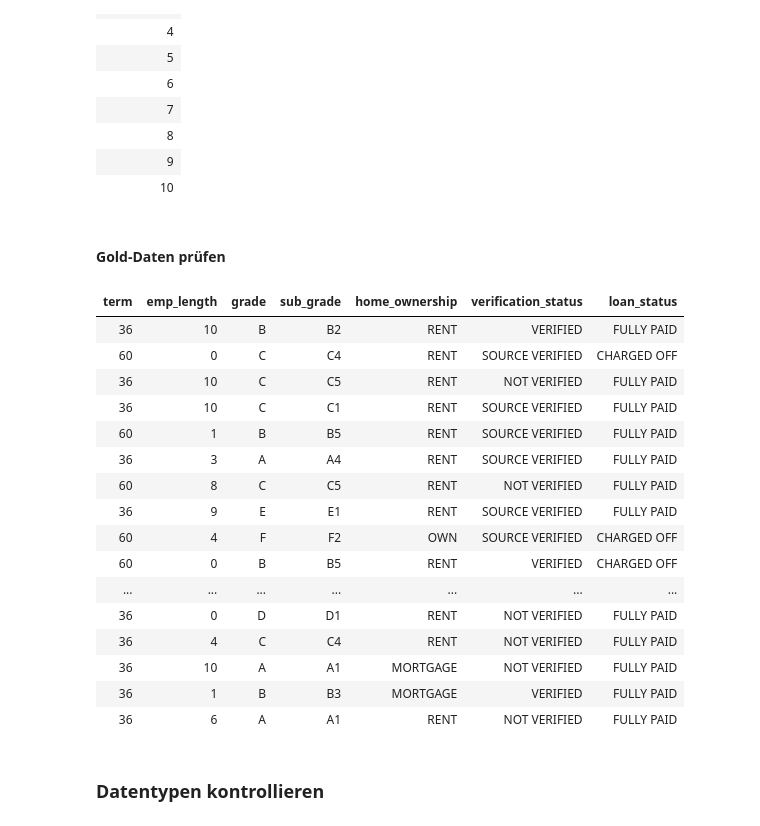
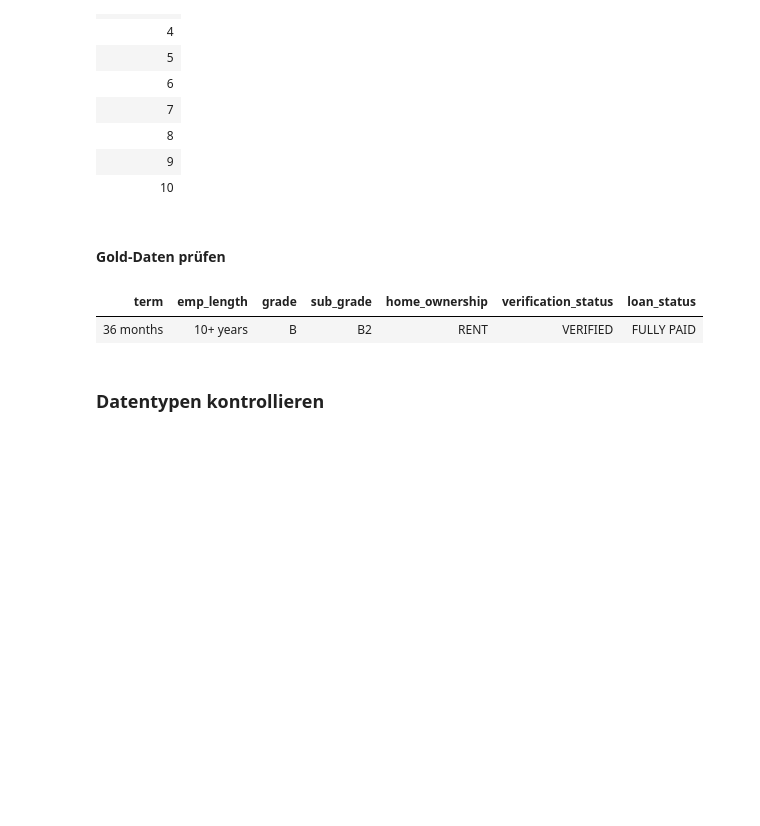
Before and after one commit to Rich1719/DataSciences, a Jupyter notebook: credit_risk_project/03_Credit_Risk_gold.ipynb, the cells around one changed output. Cells and saved outputs as stored; diff of their text form; code cells hidden in the pictures; blank space fills up the shorter version.

```diff
--- a/credit_risk_project/03_Credit_Risk_gold.ipynb
+++ b/credit_risk_project/03_Credit_Risk_gold.ipynb
@@ -300,33 +274,18 @@ display(
 # %%
 display(
     df_gold.select(
         "term",
         "emp_length",
         "grade",
         "sub_grade",
         "home_ownership",
         "verification_status",
         "loan_status"
-    ).limit(20)
+    ).limit(1)
 )
 # %% [output]
 | term | emp_length | grade | sub_grade | home_ownership | verification_status | loan_status |
-| 36 | 10 | B | B2 | RENT | VERIFIED | FULLY PAID |
-| 60 | 0 | C | C4 | RENT | SOURCE VERIFIED | CHARGED OFF |
-| 36 | 10 | C | C5 | RENT | NOT VERIFIED | FULLY PAID |
-| 36 | 10 | C | C1 | RENT | SOURCE VERIFIED | FULLY PAID |
-| 60 | 1 | B | B5 | RENT | SOURCE VERIFIED | FULLY PAID |
-| 36 | 3 | A | A4 | RENT | SOURCE VERIFIED | FULLY PAID |
-| 60 | 8 | C | C5 | RENT | NOT VERIFIED | FULLY PAID |
-| 36 | 9 | E | E1 | RENT | SOURCE VERIFIED | FULLY PAID |
-| 60 | 4 | F | F2 | OWN | SOURCE VERIFIED | CHARGED OFF |
-| 60 | 0 | B | B5 | RENT | VERIFIED | CHARGED OFF |
-| ... | ... | ... | ... | ... | ... | ... |
-| 36 | 0 | D | D1 | RENT | NOT VERIFIED | FULLY PAID |
-| 36 | 4 | C | C4 | RENT | NOT VERIFIED | FULLY PAID |
-| 36 | 10 | A | A1 | MORTGAGE | NOT VERIFIED | FULLY PAID |
-| 36 | 1 | B | B3 | MORTGAGE | VERIFIED | FULLY PAID |
-| 36 | 6 | A | A1 | RENT | NOT VERIFIED | FULLY PAID |
+| 36 months | 10+ years | B | B2 | RENT | VERIFIED | FULLY PAID |
 # %% [markdown]
 ### Datentypen kontrollieren
 # %%
```
Also changed, not shown: parts of 8 cells of this notebook, 3 other files.
